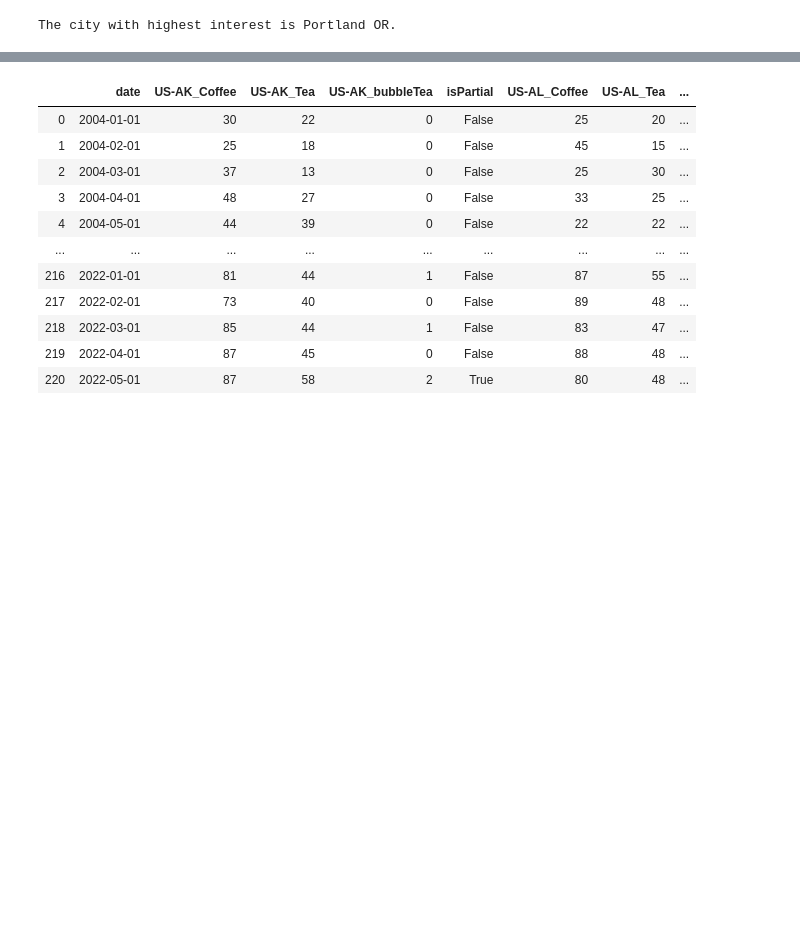
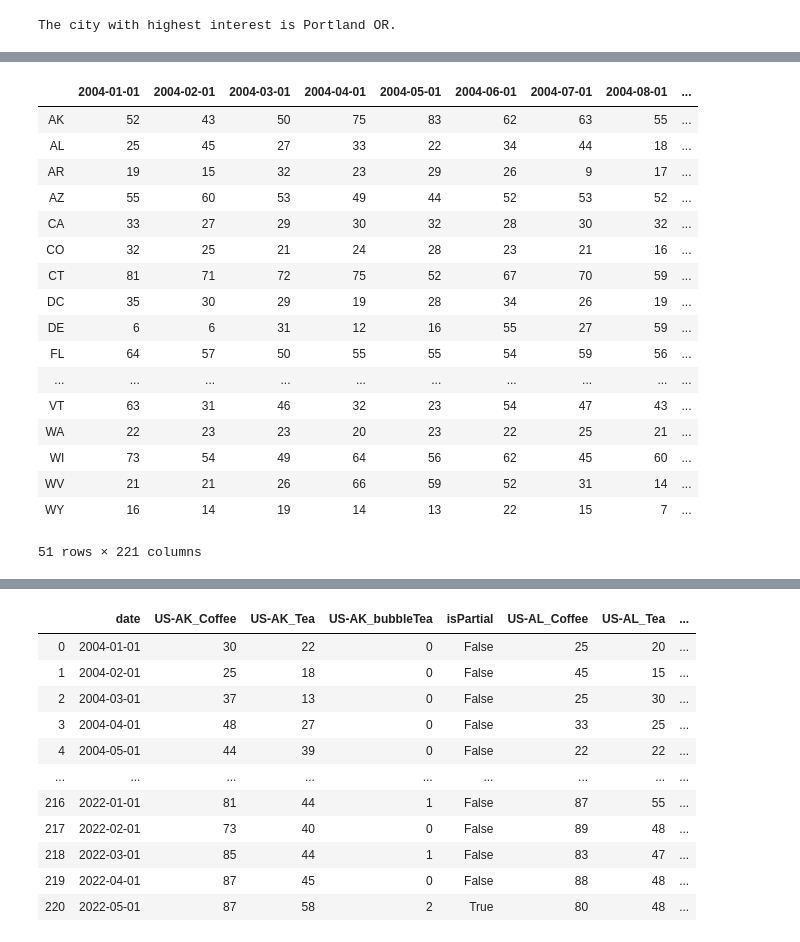
Before and after one commit to kaiwenh4/Stat170-Project, a Jupyter notebook: google_trend/Google_trend.ipynb, the cells around one changed output, grey strips where cells are left out. Saved outputs shown, nothing was run; the diff lists cells and outputs as text; code cells hidden in the pictures; blank space fills up the shorter version.

Commit message:
google trend

```diff
--- a/google_trend/Google_trend.ipynb
+++ b/google_trend/Google_trend.ipynb
@@ -132,3 +132,10 @@ df_final_v = df_final_h.T
 # %%
 df_final_h.to_csv('/Users/zhangjiawen/Desktop/STATS170A-B/170-personalized/google_trend/df_final_h.csv')
 df_final_v.to_csv('/Users/zhangjiawen/Desktop/STATS170A-B/170-personalized/google_trend/df_final_v.csv')
+# %%
+df_final_v = pd.read_csv('/Users/zhangjiawen/Desktop/STATS170A-B/170-personalized/google_trend/df_final_v.csv')
+time_row = pd.DataFrame(df_final_v[df_final_v.index == 0])
+df_final_v = df_final_v[df_final_v.index % 4 != 0]  # delete ispartial row
+df_final_v = df_final_v[df_final_v.index % 3 != 0]  # delete bubble tea row
+df_final_v = pd.concat([time_row, df_final_v]).reset_index(drop = True)
+df_final_v
@@ -135,3 +156,46 @@ df_final_v.to_csv('/Users/zhangjiawen/Desktop/STATS170A-B/170-personalized/googl
+# %%
+time = df_final_v[df_final_v.index == 0].values[0][1:]
+# %%
+# change to just one value
+states = [ 'AK', 'AL', 'AR', 'AZ', 'CA', 'CO', 'CT', 'DC', 'DE', 'FL', 'GA',
+           'HI', 'IA', 'ID', 'IL', 'IN', 'KS', 'KY', 'LA', 'MA', 'MD', 'ME',
+           'MI', 'MN', 'MO', 'MS', 'MT', 'NC', 'ND', 'NE', 'NH', 'NJ', 'NM',
+           'NV', 'NY', 'OH', 'OK', 'OR', 'PA', 'RI', 'SC', 'SD', 'TN', 'TX',
+           'UT', 'VA', 'VT', 'WA', 'WI', 'WV', 'WY']
+d = {}
+j=0
+#for i in range(1,3,2):
+for i in range(1,103,2):
+    coffee = list(df_final_v.iloc[i,:])[1:]
+    coffee = [int(v) for v in coffee]
+    tea = list(df_final_v.iloc[i+1,:])[1:]
+    tea = [int(v) for v in tea]
+    s = [sum(value) for value in zip(coffee, tea)]
+    d[states[j]] = s
+    j+=1
+df_h = pd.DataFrame.from_dict(d)
+df_v = df_h.T
+df_v.columns=[i[:10] for i in time]
+df_v
+# %% [output]
+|  | 2004-01-01 | 2004-02-01 | 2004-03-01 | 2004-04-01 | 2004-05-01 | 2004-06-01 | 2004-07-01 | 2004-08-01 | ... |
+| AK | 52 | 43 | 50 | 75 | 83 | 62 | 63 | 55 | ... |
+| AL | 25 | 45 | 27 | 33 | 22 | 34 | 44 | 18 | ... |
+| AR | 19 | 15 | 32 | 23 | 29 | 26 | 9 | 17 | ... |
+| AZ | 55 | 60 | 53 | 49 | 44 | 52 | 53 | 52 | ... |
+| CA | 33 | 27 | 29 | 30 | 32 | 28 | 30 | 32 | ... |
+| CO | 32 | 25 | 21 | 24 | 28 | 23 | 21 | 16 | ... |
+| CT | 81 | 71 | 72 | 75 | 52 | 67 | 70 | 59 | ... |
+| DC | 35 | 30 | 29 | 19 | 28 | 34 | 26 | 19 | ... |
+| DE | 6 | 6 | 31 | 12 | 16 | 55 | 27 | 59 | ... |
+| FL | 64 | 57 | 50 | 55 | 55 | 54 | 59 | 56 | ... |
+| ... | ... | ... | ... | ... | ... | ... | ... | ... | ... |
+| VT | 63 | 31 | 46 | 32 | 23 | 54 | 47 | 43 | ... |
+| WA | 22 | 23 | 23 | 20 | 23 | 22 | 25 | 21 | ... |
+| WI | 73 | 54 | 49 | 64 | 56 | 62 | 45 | 60 | ... |
+| WV | 21 | 21 | 26 | 66 | 59 | 52 | 31 | 14 | ... |
+| WY | 16 | 14 | 19 | 14 | 13 | 22 | 15 | 7 | ... |
+51 rows × 221 columns
 # %%
 # import to sql
 from sqlalchemy import create_engine
```
Also changed, not shown: parts of 5 cells of this notebook, 1 other file.
